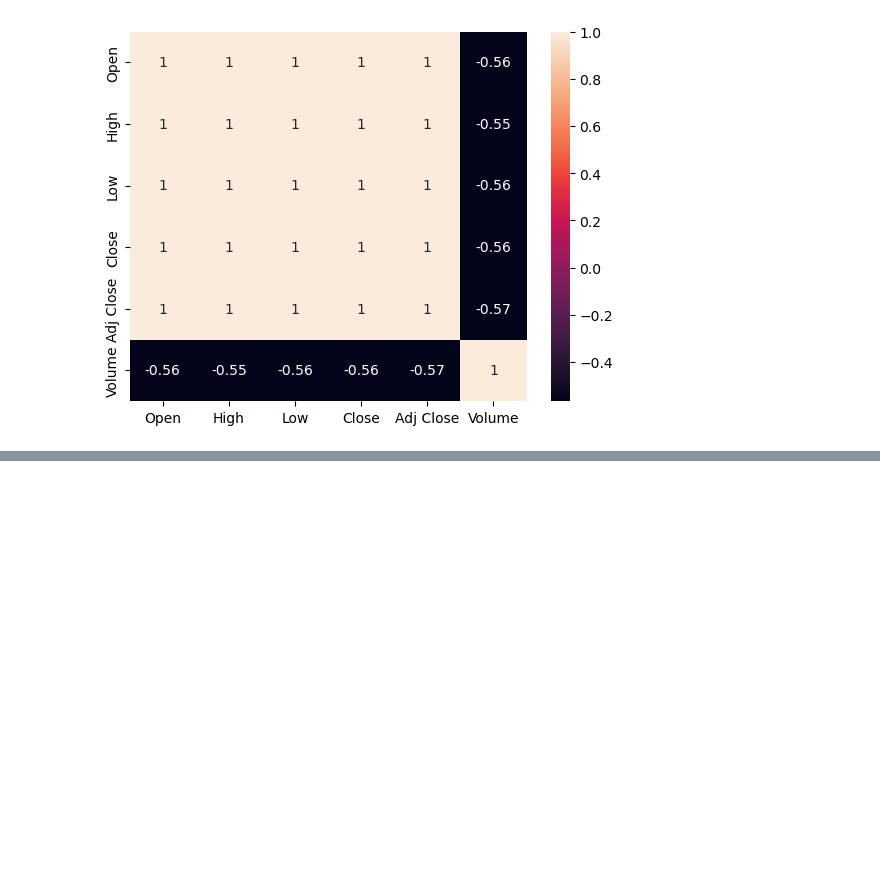
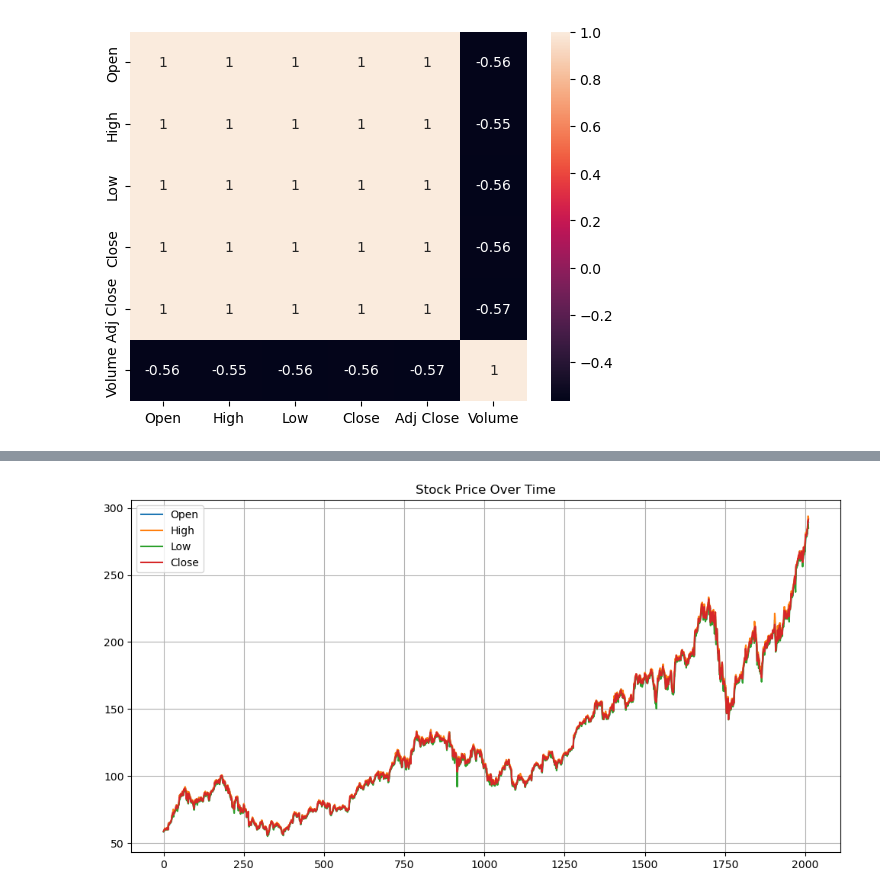
Before and after one commit to nishchalkp/Stock_Market_Analysis, a Jupyter notebook: eda/Exploratory_Data_Analysis.ipynb, the cells around one changed output, grey strips where cells are left out. Drawn from its saved outputs; the diff is of its cells as text; code cells hidden in the pictures; blank space fills up the shorter version.

```diff
--- a/eda/Exploratory_Data_Analysis.ipynb
+++ b/eda/Exploratory_Data_Analysis.ipynb
@@ -85,0 +126,6 @@ plt.show()
+# %%
+stock_price_preprocessed[['Open', 'High', 'Low', 'Close']].plot(figsize=(12,6), title="Stock Price Over Time")
+plt.grid(True)
+plt.show()
+# %% [output]
+[figure, added]
```
Also changed, not shown: parts of 9 cells of this notebook.
